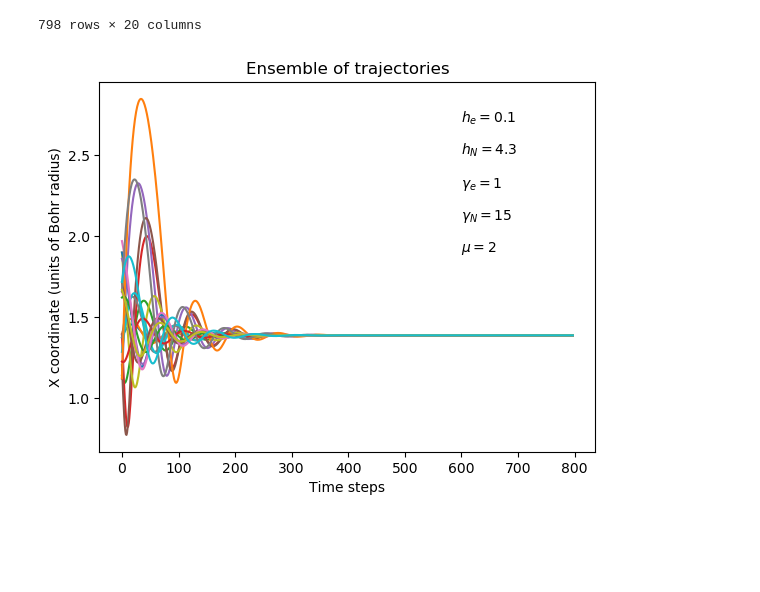
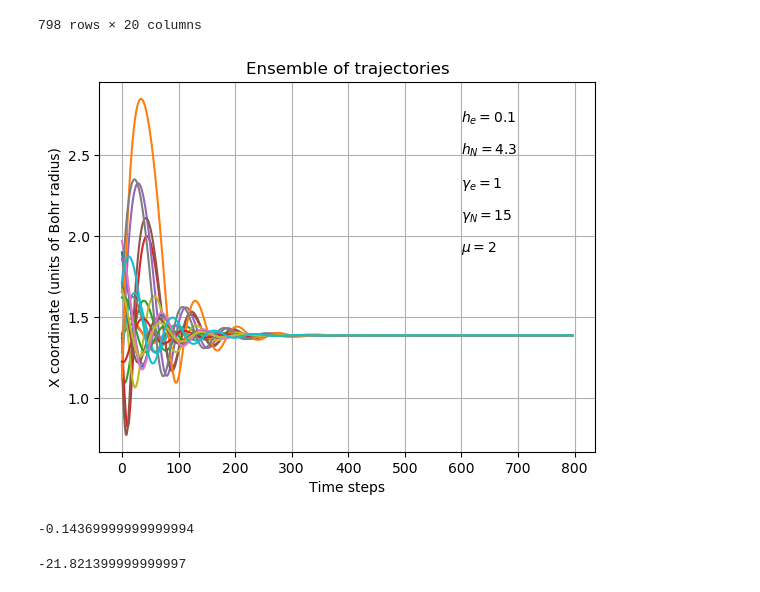
Before and after one commit to Peppone98/Quantum_MD_H2, a Jupyter notebook: CODE/plots.ipynb, the cells around one changed output. Saved outputs shown, nothing was run; the diff lists cells and outputs as text; code cells hidden in the pictures; blank space fills up the shorter version.

```diff
--- a/CODE/plots.ipynb
+++ b/CODE/plots.ipynb
@@ -69,13 +69,22 @@ main_dataframe[0]
 # %%
 plt.plot(main_dataframe[0])
 plt.title('Ensemble of trajectories')
 plt.xlabel('Time steps')
+plt.grid()
 plt.ylabel('X coordinate (units of Bohr radius)')
 plt.text(600, 2.7, "$h_{e}=0.1$")
 plt.text(600, 2.5, "$h_{N}=4.3$")
 plt.text(600, 2.3, "$\gamma_{e}=1$")
 plt.text(600, 2.1, "$\gamma_{N}=15$")
 plt.text(600, 1.9, "$\mu=2$")
 plt.savefig("outputs/pics/traj.png")
 # %% [output]
-[figure, old version]
+[figure, new version]
+# %%
+(-1.11796 + 1.10359)/0.1
+# %% [output]
+-0.14369999999999994
+# %%
+(-1.10359 + -1.07855)/0.1
+# %% [output]
+-21.821399999999997
```
Also changed, not shown: 19 other files.
